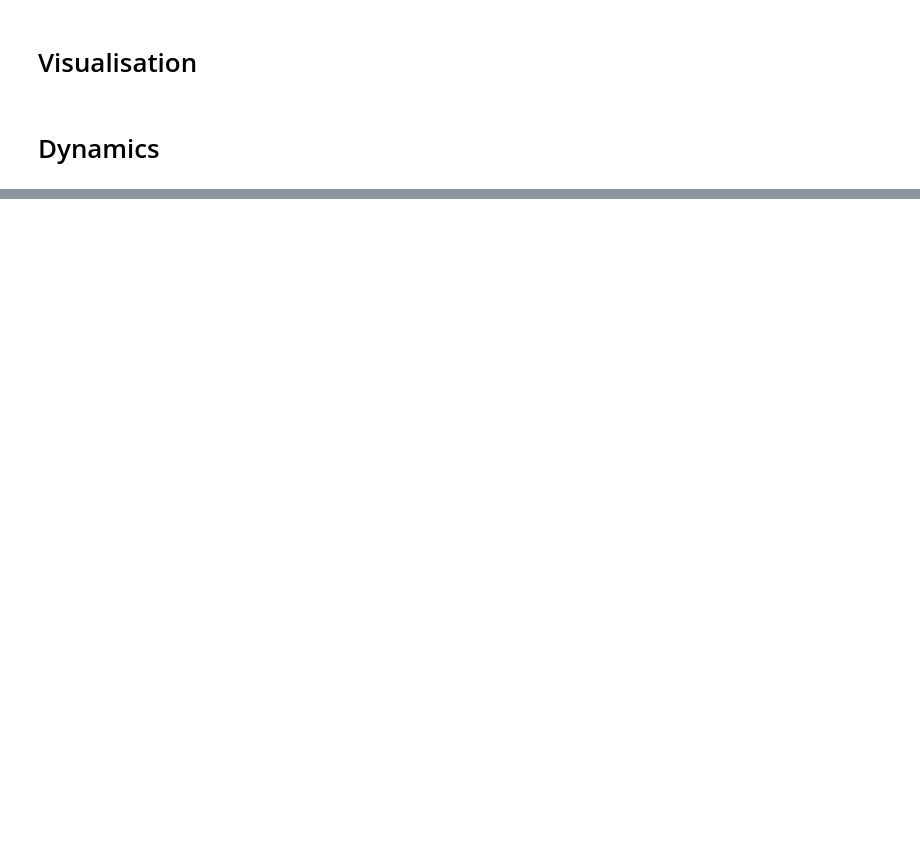
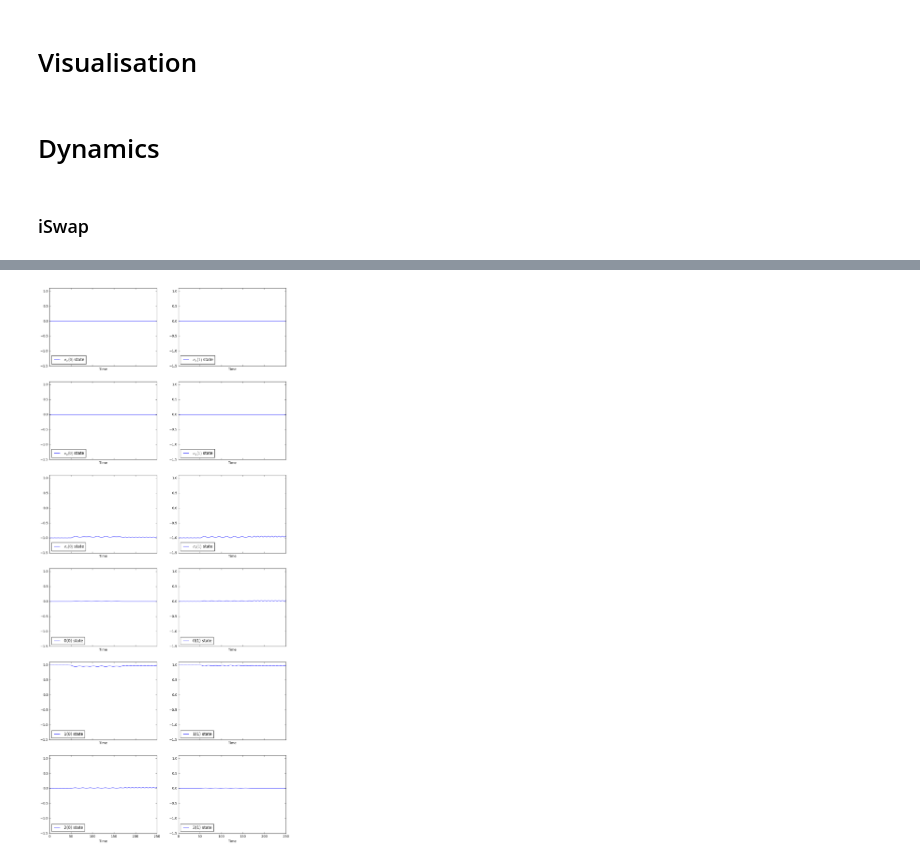
Before and after one commit to safoex/qubitlab, a Jupyter notebook: python/qutip/2qubit.ipynb, the cells around one changed output, grey strips where cells are left out. Cells and saved outputs as stored; diff of their text form; code cells hidden in the pictures; blank space fills up the shorter version.

```diff
--- a/python/qutip/2qubit.ipynb
+++ b/python/qutip/2qubit.ipynb
@@ -274,11 +292,40 @@ ev2 = Hqq_evecs(2)
 psi1 = ev1[1]
 psi2 = ev2[1]
 
-Tpsi0 = tensor(psi1,psi2)
+#Tpsi0 = tensor(psi1,psi2)
 #Tpsi0 = tensor(ev1[0],ev2[0]) + tensor(ev1[1],ev2[0]) + tensor(ev1[0],ev2[1]) + tensor(ev1[1],ev2[1])
 #Tpsi0 = (tensor(ev1[0],(ev2[1]+ev2[0])/ (2**0.5)) + tensor((ev1[1]+ev1[0])/ (2**0.5),ev2[0]))
+
+##CZ gate
+#THsys = THq(1) + THq(2) + THic()
+#Tpsi0 = THsys.eigenstates()[1][4] #~|11>
+
+
+##iSwap
+
+Tpsi0 = tensor(ev1[1],ev2[1])
+
 def solve(expected_ops = expected,Tpsi_0 = Tpsi0, with_progress_bar = True):
     if with_progress_bar:
         return mesolve(THq_t(), Tpsi_0, tlist, collapse_list(), expected_ops, args = args,options= Options(nsteps=10000), progress_bar=True)
     else:
         return mesolve(THq_t(), Tpsi_0, tlist, collapse_list(), expected_ops, args = args,options= Options(nsteps=10000))
+# %% [markdown]
+### iSwap
+# %%
+
+print(Eu)
+args['a']=50
+args['b']=args['a'] + 121
+args['nEj'] = needed_Ej
+args['w'] = 0
+print(args)
+#TprojN(0)(1), TprojN(1)(1), TprojN(2)(1), TprojN(3)(1), TprojN(4)(1), TprojN(5)(1), TprojN(6)(1)
+#TprojN(0)(2), TprojN(1)(2), TprojN(2)(2), TprojN(3)(2), TprojN(4)(2), TprojN(5)(2), TprojN(6)(2)
+#ev1,ev2 = Hq_evecs(N[0],needed_Ej,Ec[0]), Hqq_evecs(2)
+
+#Tpsi0 = Tpsi11
+expected = [TSx(1),TSy(1),TSz(1),TprojN(0)(1), TprojN(1)(1), TprojN(2)(1),TSx(2),TSy(2),TSz(2),TprojN(0)(2), TprojN(1)(2), TprojN(2)(2)]
+out = solve(expected,Tpsi0)
+Tvis_out(out)
+# %% [output]
@@ -284,0 +344 @@ def solve(expected_ops = expected,Tpsi_0 = Tpsi0, with_progress_bar = True):
+[figure, added]
```
Also changed, not shown: parts of 41 cells of this notebook, 1 other file.
